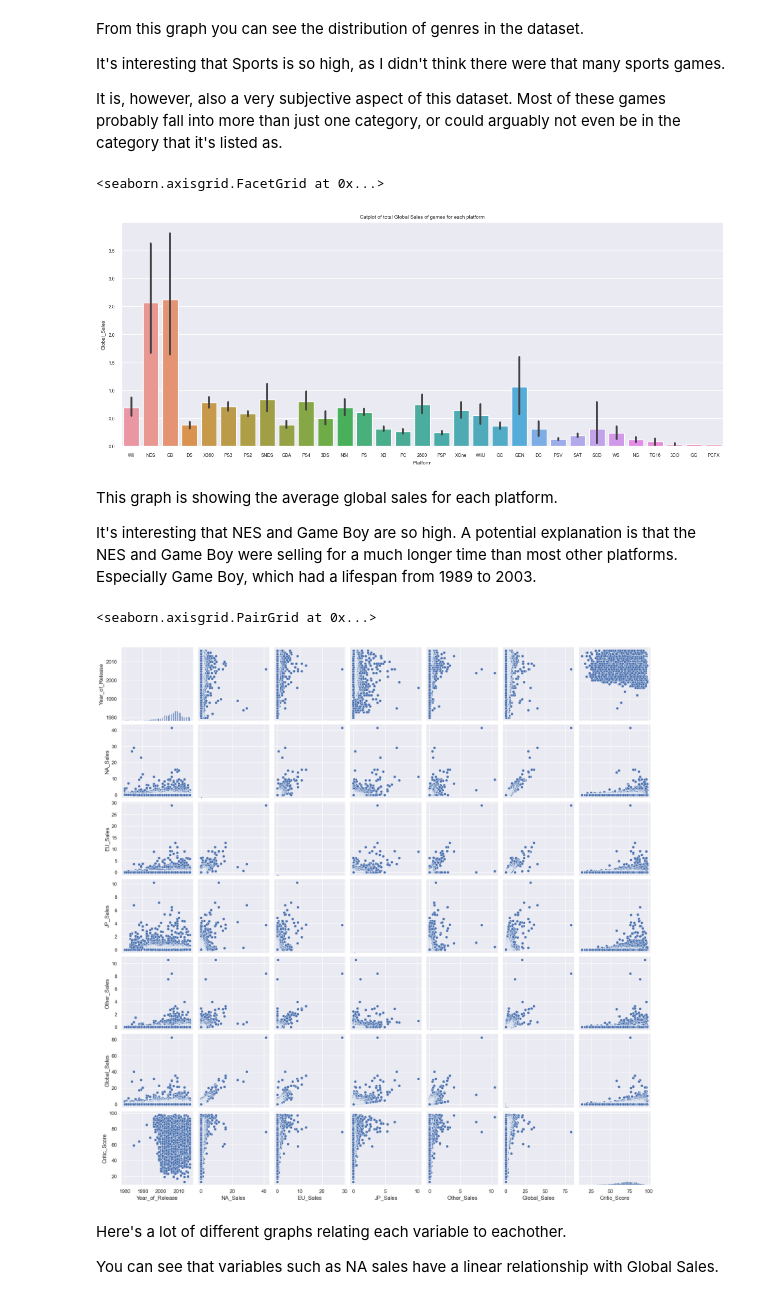
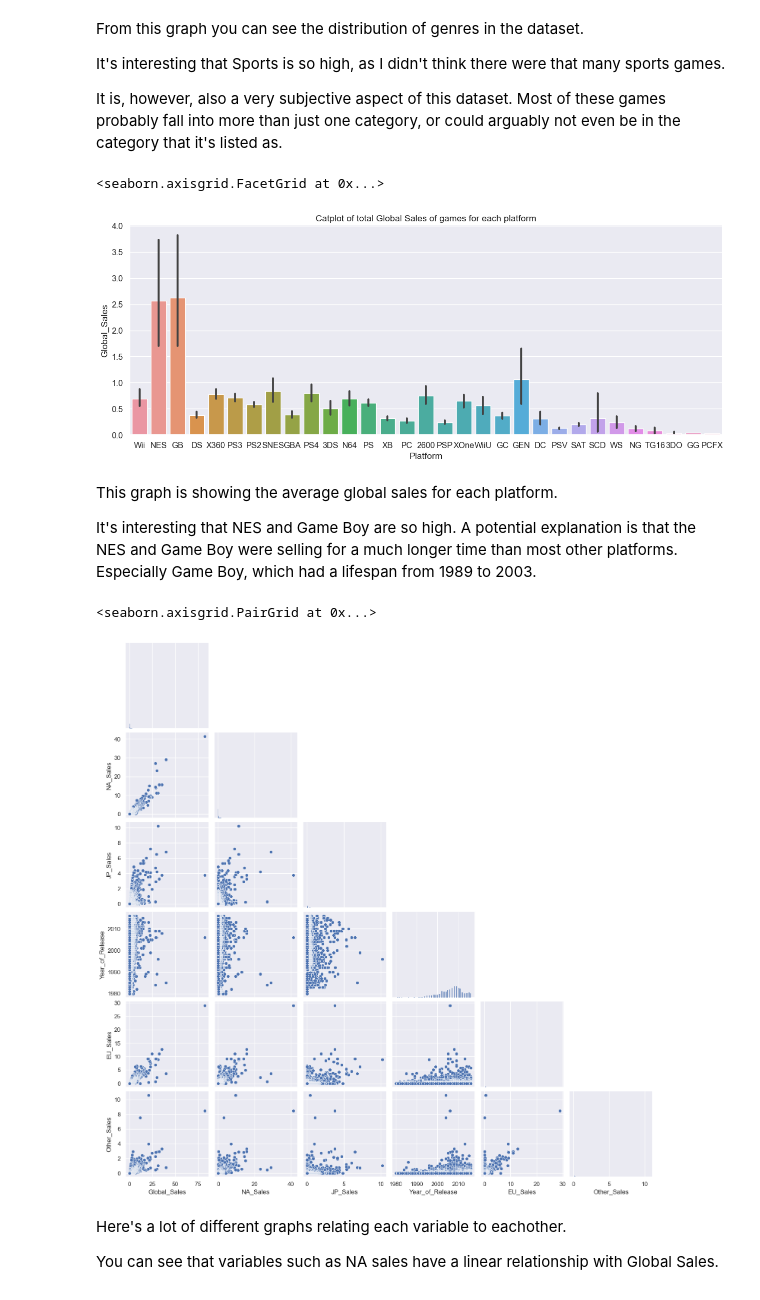
Before and after one commit to ubco-W2022T1-cosc301/project-group22, a Jupyter notebook: notebooks/analysis2.ipynb, the cells around one changed output. Drawn from its saved outputs; the diff is of its cells as text; code cells hidden in the pictures.

```diff
--- a/notebooks/analysis2.ipynb
+++ b/notebooks/analysis2.ipynb
@@ -68,7 +70,7 @@ There seems to be a pretty even spread of sales over the years, with most games
 
 There are, however, quite a few outliers that go far beyond the expected range, especially one game in around 2006 that has sold over 80 million copies. It will be interesting to see what game that is.
 # %%
-sns.set(font_scale=0.6)
+sns.set(font_scale=0.61)
 sns.countplot(x=d_cleaned["Genre"]).set(title="Countplot of amount of each genre in dataset")
 # %% [output]
 [Text(0.5, 1.0, 'Countplot of amount of each genre in dataset')]
@@ -80,21 +82,21 @@ It's interesting that Sports is so high, as I didn't think there were that many
 
 It is, however, also a very subjective aspect of this dataset. Most of these games probably fall into more than just one category, or could arguably not even be in the category that it's listed as.
 # %%
-
+sns.set(font_scale=1.05)
 sns.catplot(data=d_cleaned, x="Platform", y="Global_Sales", kind="bar", aspect=2.5).set(title="Catplot of total Global Sales of games for each platform")
 # %% [output]
 <seaborn.axisgrid.FacetGrid at 0x...>
-[figure, old version]
+[figure, new version]
 # %% [markdown]
 This graph is showing the average global sales for each platform.
 
 It's interesting that NES and Game Boy are so high. A potential explanation is that the NES and Game Boy were selling for a much longer time than most other platforms. Especially Game Boy, which had a lifespan from 1989 to 2003.
 # %%
 sns.set(font_scale=1)
-sns.pairplot(d_cleaned)
+sns.pairplot(d_cleaned, corner = True, vars=('Global_Sales', 'NA_Sales', 'JP_Sales', 'Year_of_Release', 'EU_Sales', 'Other_Sales'))
 # %% [output]
 <seaborn.axisgrid.PairGrid at 0x...>
-[figure, old version]
+[figure, new version]
 # %% [markdown]
 Here's a lot of different graphs relating each variable to eachother.
 
```
Also changed, not shown: parts of 7 cells of this notebook.
